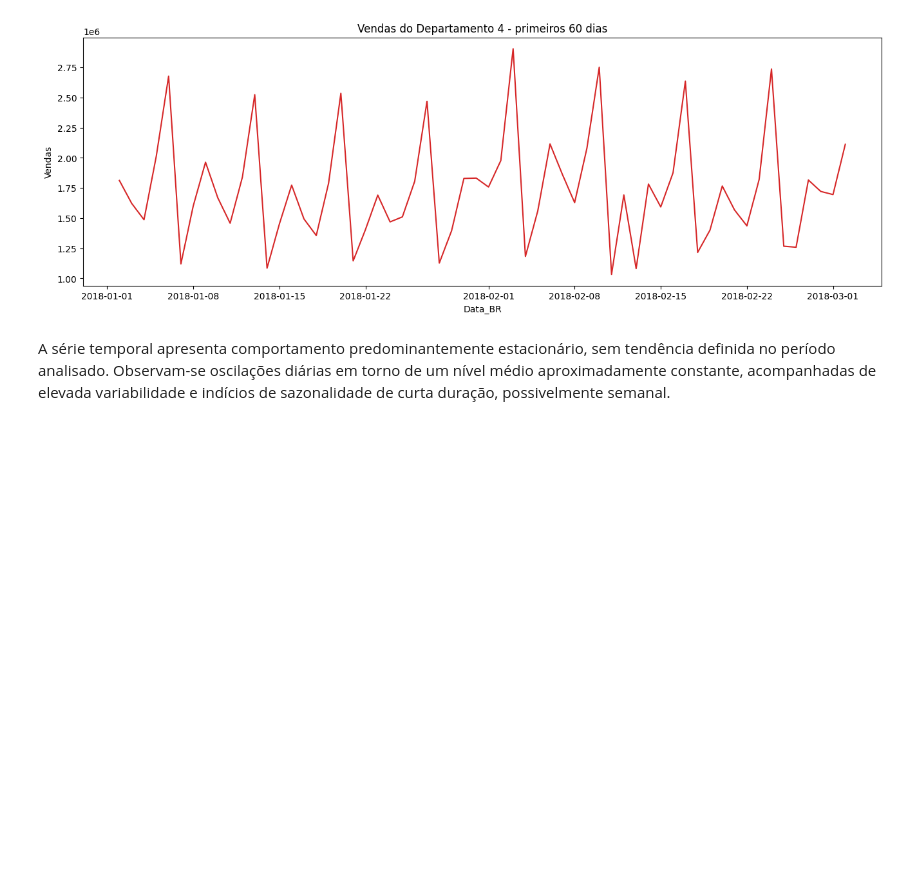
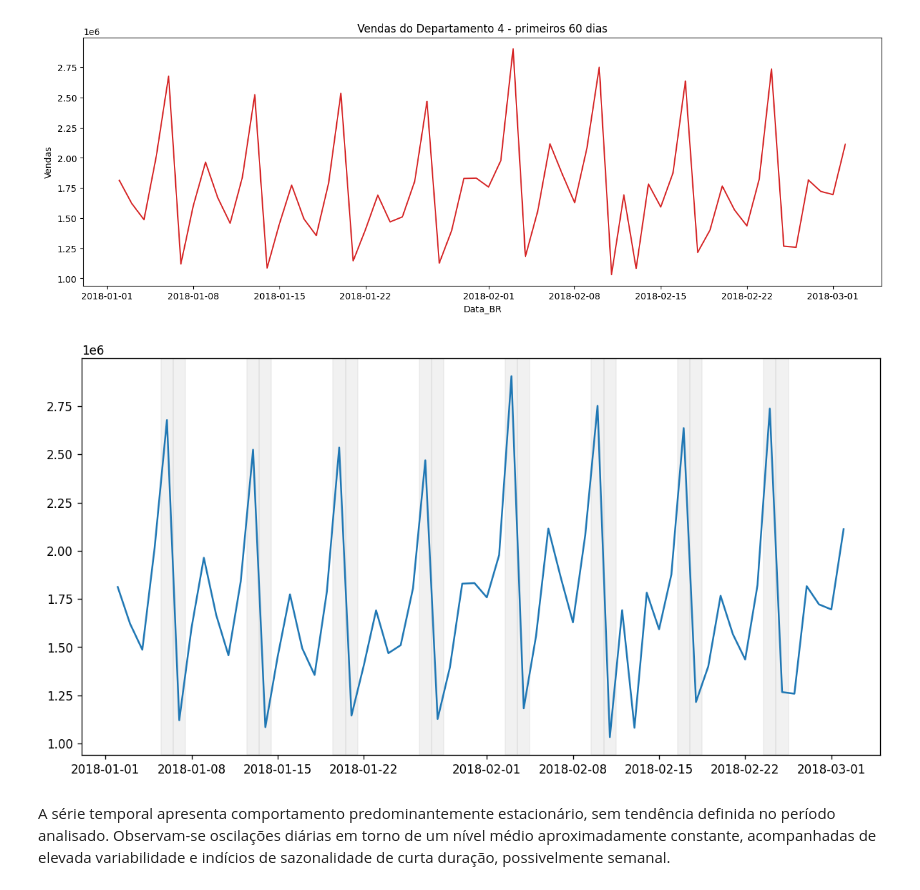
Before and after one commit to JMCVALE/ASN-ROCKS-, a Jupyter notebook: SERIES_TEMPORAIS_Previsão_de_Vendas_diarias.ipynb, the cells around one changed output. Cells and saved outputs as stored; diff of their text form; code cells hidden in the pictures; blank space fills up the shorter version.

```diff
--- a/SERIES_TEMPORAIS_Previsão_de_Vendas_diarias.ipynb
+++ b/SERIES_TEMPORAIS_Previsão_de_Vendas_diarias.ipynb
@@ -352,6 +352,23 @@ plot_df(
 )
 # %% [output]
 [figure]
+# %%
+fig, ax = plt.subplots(figsize=(12,6))
+
+ax.plot(trecho['Data_BR'], trecho['Vendas'])
+
+# destacar finais de semana
+for data in trecho.loc[trecho['Data_BR'].dt.dayofweek >= 5, 'Data_BR']:
+    ax.axvspan(
+        data - pd.Timedelta(hours=12),
+        data + pd.Timedelta(hours=12),
+        color='lightgray',
+        alpha=0.3
+    )
+title='Vendas do Departamento 4 - primeiros 60 dias'
+plt.show()
+# %% [output]
+[figure, added]
 # %% [markdown]
 A série temporal apresenta comportamento predominantemente estacionário, sem tendência definida no período analisado. Observam-se oscilações diárias em torno de um nível médio aproximadamente constante, acompanhadas de elevada variabilidade e indícios de sazonalidade de curta duração, possivelmente semanal.
 # %%
```
Also changed, not shown: parts of 30 cells of this notebook.
